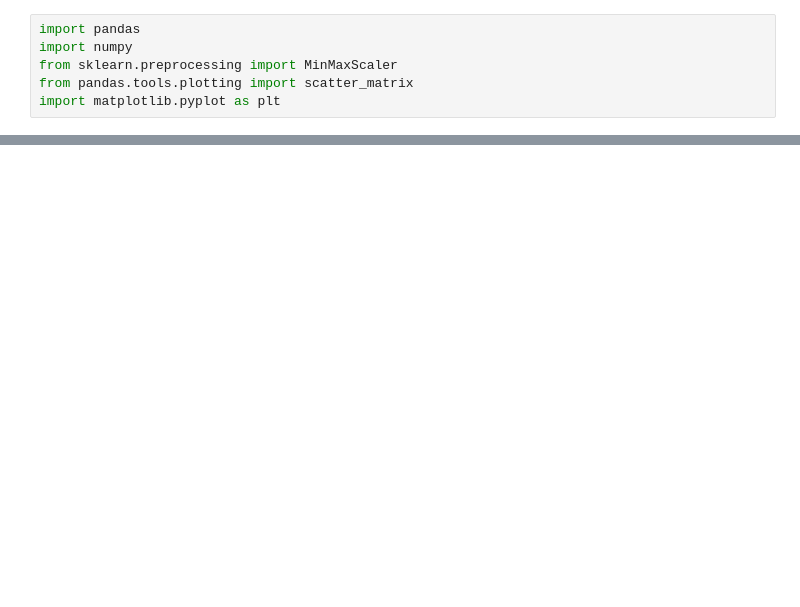
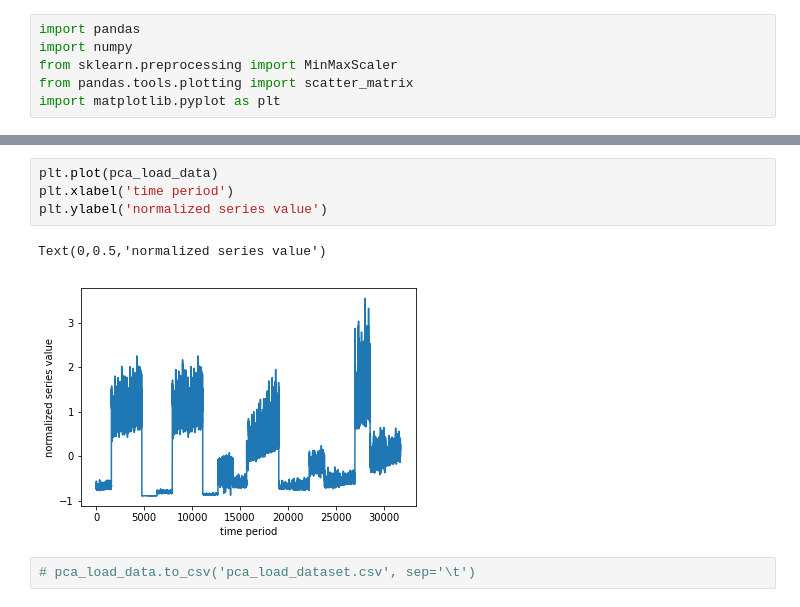
Before and after one commit to Prakash2403/SIH-2k18, a Jupyter notebook: Analysis.ipynb, the cells around one changed output, grey strips where cells are left out. Saved outputs shown, nothing was run; the diff lists cells and outputs as text; blank space fills up the shorter version.

```diff
--- a/Analysis.ipynb
+++ b/Analysis.ipynb
@@ -64,0 +121,9 @@ plt.show()
+# %%
+plt.plot(pca_load_data)
+plt.xlabel('time period')
+plt.ylabel('normalized series value')
+# %% [output]
+Text(0,0.5,'normalized series value')
+[figure, added]
+# %%
+# pca_load_data.to_csv('pca_load_dataset.csv', sep='\t')
```
Also changed, not shown: parts of 12 cells of this notebook, 1 other file.
